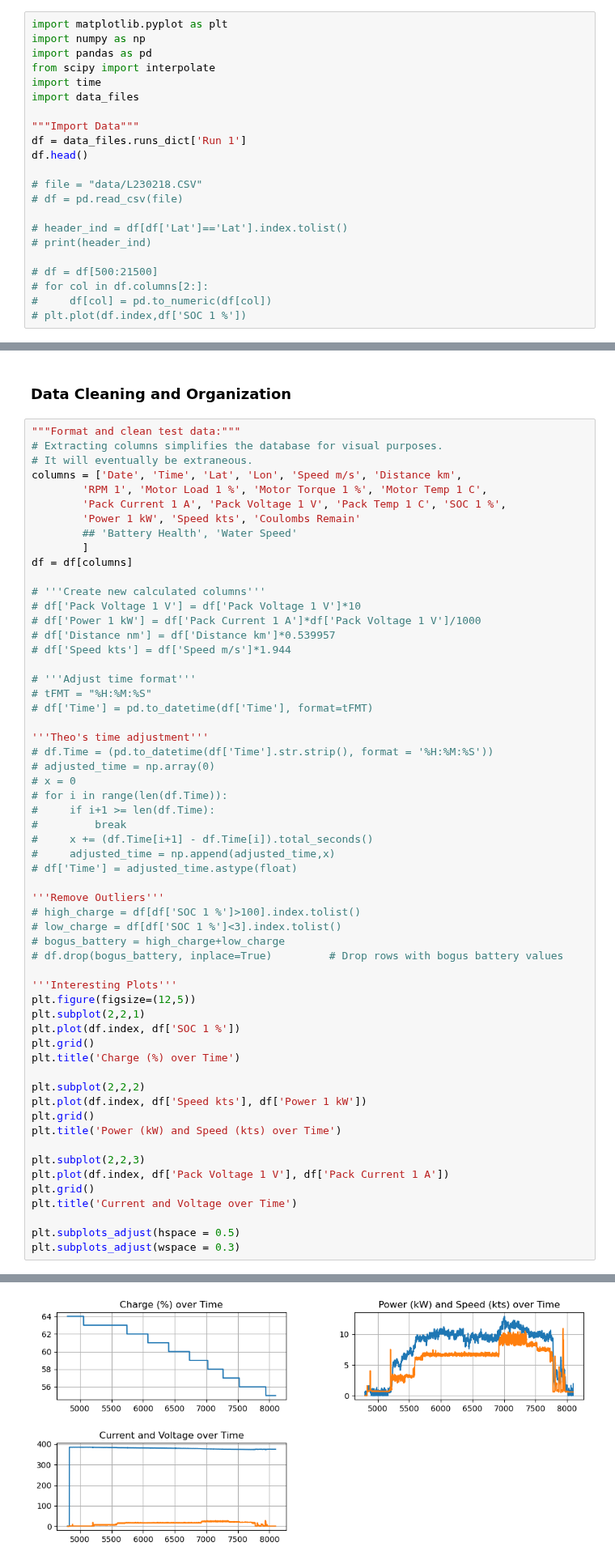
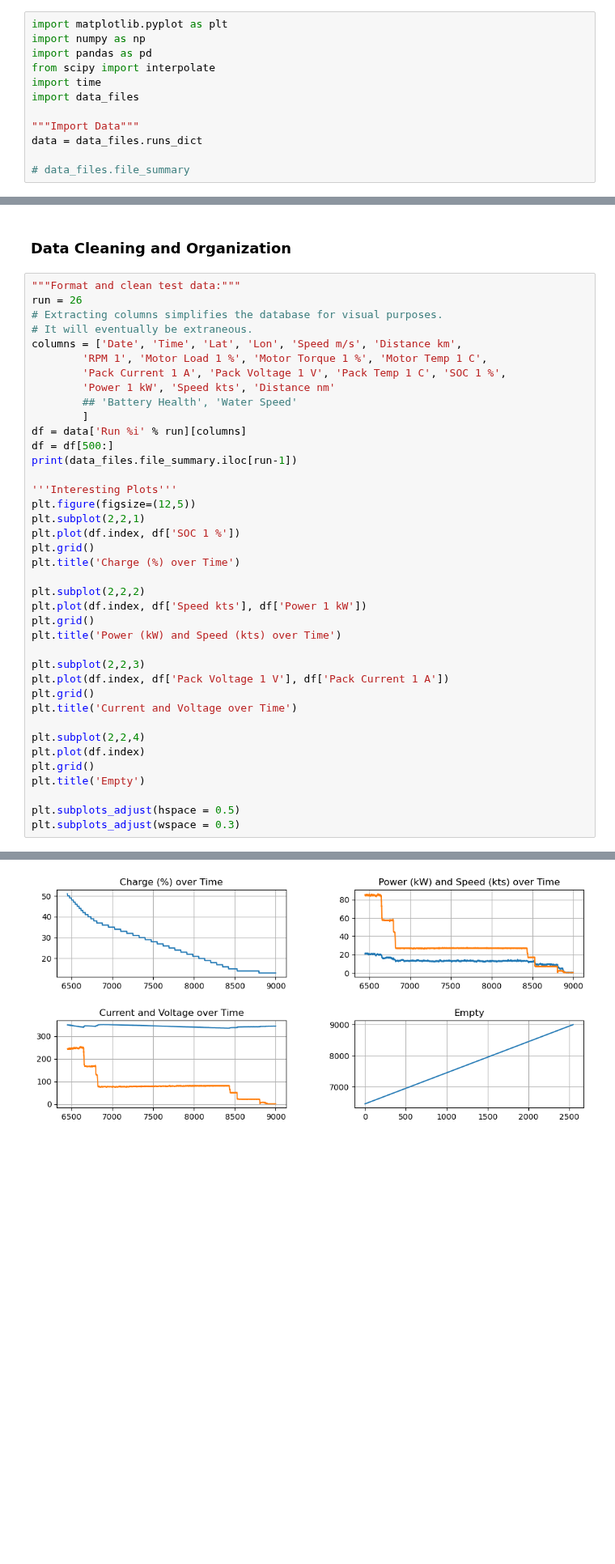
Before and after one commit to eliu420/photon-range-estimator, a Jupyter notebook: test_loop.ipynb, the cells around one changed output, grey strips where cells are left out. Shown at 81% size. Cells and saved outputs as stored; diff of their text form; blank space fills up the shorter version.

```diff
--- a/test_loop.ipynb
+++ b/test_loop.ipynb
@@ -11,16 +11,6 @@ import time
 import data_files
 
 """Import Data"""
-df = data_files.runs_dict['Run 1']
-df.head()
+data = data_files.runs_dict
 
-# file = "data/L230218.CSV"
-# df = pd.read_csv(file)
-
-# header_ind = df[df['Lat']=='Lat'].index.tolist()
-# print(header_ind)
-
-# df = df[500:21500]
-# for col in df.columns[2:]:
-#     df[col] = pd.to_numeric(df[col])
-# plt.plot(df.index,df['SOC 1 %'])
+# data_files.file_summary
@@ -36,42 +18,18 @@ df.head()
 ### Data Cleaning and Organization
 # %%
 """Format and clean test data:"""
+run = 26
 # Extracting columns simplifies the database for visual purposes.
 # It will eventually be extraneous.
 columns = ['Date', 'Time', 'Lat', 'Lon', 'Speed m/s', 'Distance km',
         'RPM 1', 'Motor Load 1 %', 'Motor Torque 1 %', 'Motor Temp 1 C',
         'Pack Current 1 A', 'Pack Voltage 1 V', 'Pack Temp 1 C', 'SOC 1 %',
-        'Power 1 kW', 'Speed kts', 'Coulombs Remain'
+        'Power 1 kW', 'Speed kts', 'Distance nm'
         ## 'Battery Health', 'Water Speed'
         ]
-df = df[columns]
-
-# '''Create new calculated columns'''
-# df['Pack Voltage 1 V'] = df['Pack Voltage 1 V']*10
-# df['Power 1 kW'] = df['Pack Current 1 A']*df['Pack Voltage 1 V']/1000
-# df['Distance nm'] = df['Distance km']*0.539957
-# df['Speed kts'] = df['Speed m/s']*1.944
-
-# '''Adjust time format'''
-# tFMT = "%H:%M:%S"
-# df['Time'] = pd.to_datetime(df['Time'], format=tFMT)
-
-'''Theo's time adjustment'''
-# df.Time = (pd.to_datetime(df['Time'].str.strip(), format = '%H:%M:%S'))
-# adjusted_time = np.array(0)
-# x = 0
-# for i in range(len(df.Time)):
-#     if i+1 >= len(df.Time):
-#         break
-#     x += (df.Time[i+1] - df.Time[i]).total_seconds()
-#     adjusted_time = np.append(adjusted_time,x)
-# df['Time'] = adjusted_time.astype(float)
-
-'''Remove Outliers'''
-# high_charge = df[df['SOC 1 %']>100].index.tolist()
-# low_charge = df[df['SOC 1 %']<3].index.tolist()
-# bogus_battery = high_charge+low_charge
-# df.drop(bogus_battery, inplace=True)         # Drop rows with bogus battery values
+df = data['Run %i' % run][columns]
+df = df[500:]
+print(data_files.file_summary.iloc[run-1])
 
 '''Interesting Plots'''
 plt.figure(figsize=(12,5))
@@ -90,6 +48,11 @@ plt.plot(df.index, df['Pack Voltage 1 V'], df['Pack Current 1 A'])
 plt.grid()
 plt.title('Current and Voltage over Time')
 
+plt.subplot(2,2,4)
+plt.plot(df.index)
+plt.grid()
+plt.title('Empty')
+
 plt.subplots_adjust(hspace = 0.5)
 plt.subplots_adjust(wspace = 0.3)
 # %% [output]
@@ -96,3 +68,3 @@ plt.subplots_adjust(wspace = 0.3)
-[figure, old version]
+[figure, new version]
 # %% [markdown]
 ### Define Algorithms
```
Also changed, not shown: parts of 10 cells of this notebook, 1 other file.
